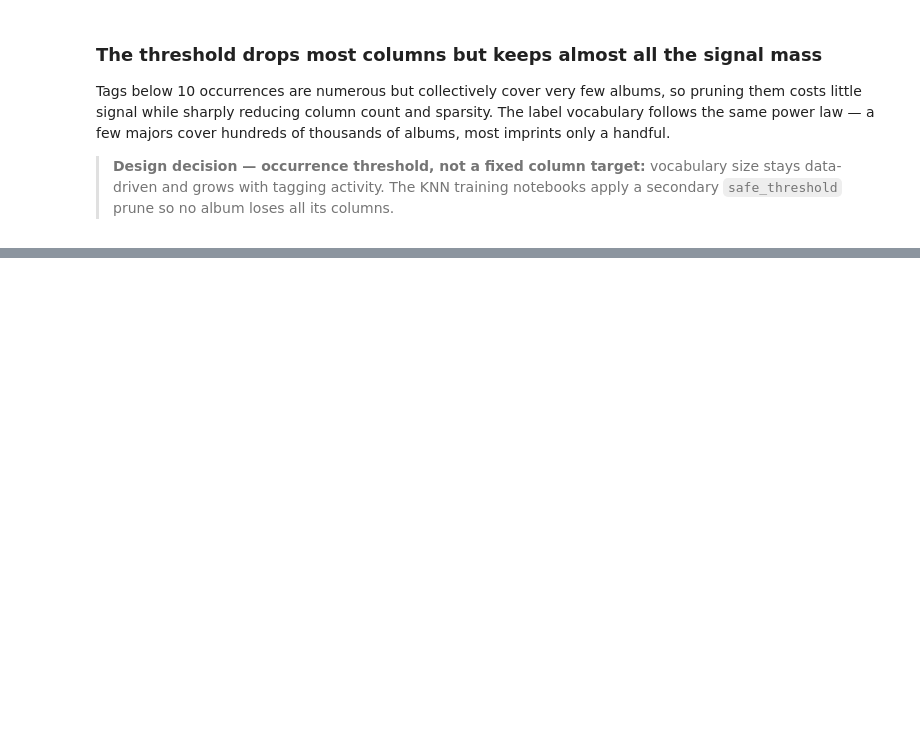
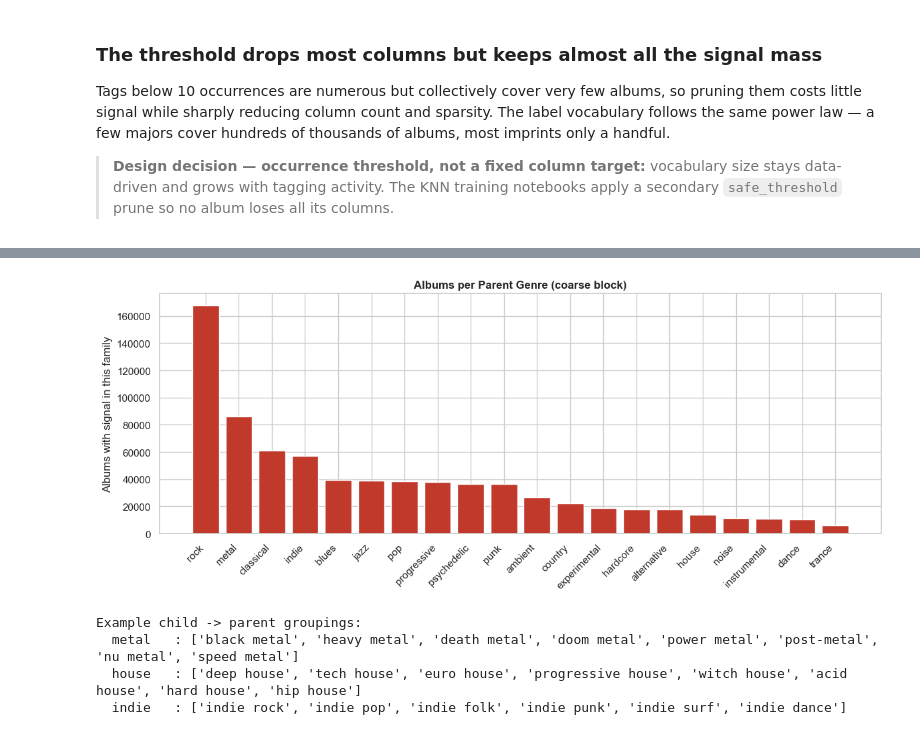
Before and after one commit to nmcf/mixtape, a Jupyter notebook: 2-eda/05-EDA-tags-labels.ipynb, the cells around one changed output, grey strips where cells are left out. Drawn from its saved outputs; the diff is of its cells as text; code cells hidden in the pictures; blank space fills up the shorter version.

```diff
--- a/2-eda/05-EDA-tags-labels.ipynb
+++ b/2-eda/05-EDA-tags-labels.ipynb
@@ -644,0 +748,20 @@ power law — a few majors cover hundreds of thousands of albums, most imprints
+# %%
+# 6.1 — The gap the fine matrix can't close, and the coarse block does.
+# Two pure single-subgenre albums in the SAME family (metal):
+demo = {710599: 'Cannabis Corpse - Tube of the Resinated (death metal)',
+        49567:  'Immortal - Damned in Black (black metal)'}
+
+def block_cosine(mat, r1, r2):
+    a, b = mat.getrow(r1), mat.getrow(r2)
+    na, nb = np.sqrt(a.multiply(a).sum()), np.sqrt(b.multiply(b).sum())
+    return 0.0 if na == 0 or nb == 0 else float(a.dot(b.T).toarray().ravel()[0] / (na * nb))
+
+rows = {aid: album_index.get_indexer([aid])[0] for aid in demo}
+for aid, name in demo.items():
+    r = rows[aid]
+    fam = [parents[i] for i in X_parent.getrow(r).indices]
+    print(f'  {name}\n    fine columns held: {X_genre.getrow(r).nnz}   parent family: {fam}')
+
+r1, r2 = rows[710599], rows[49567]
+print(f'\nFINE-tag cosine   (subgenre columns): {block_cosine(X_genre,  r1, r2):.3f}')
+print(f'COARSE-parent cosine (family columns): {block_cosine(X_parent, r1, r2):.3f}')
@@ -644,0 +783,23 @@ power law — a few majors cover hundreds of thousands of albums, most imprints
+# %%
+# 6.2 — Shape of the coarse signal: albums per family + example child->parent groupings.
+albums_per_parent = np.asarray((X_parent > 0).sum(axis=0)).ravel()
+order = np.argsort(-albums_per_parent)
+
+fig, ax = plt.subplots(figsize=(12, 5))
+ax.bar([parents[i] for i in order], albums_per_parent[order], color='#C0392B')
+ax.set_title('Albums per Parent Genre (coarse block)', weight='bold')
+ax.set_ylabel('Albums with signal in this family'); plt.xticks(rotation=45, ha='right')
+plt.tight_layout(); plt.show()
+
+parent_map = pd.read_csv(f'{DATA_DIR}/tag_parents.csv')
+print('Example child -> parent groupings:')
+for fam in ['metal', 'house', 'indie']:
+    kids = (parent_map[parent_map['parent'] == fam]
+            .sort_values('child_albums', ascending=False)['child'].head(8).tolist())
+    print(f'  {fam:<8}: {kids}')
+# %% [output]
+[figure, added]
+Example child -> parent groupings:
+  metal   : ['black metal', 'heavy metal', 'death metal', 'doom metal', 'power metal', 'post-metal', 'nu metal', 'speed metal']
+  house   : ['deep house', 'tech house', 'euro house', 'progressive house', 'witch house', 'acid house', 'hard house', 'hip house']
+  indie   : ['indie rock', 'indie pop', 'indie folk', 'indie punk', 'indie surf', 'indie dance']
```
Also changed, not shown: parts of 24 cells of this notebook, 10 other files.
